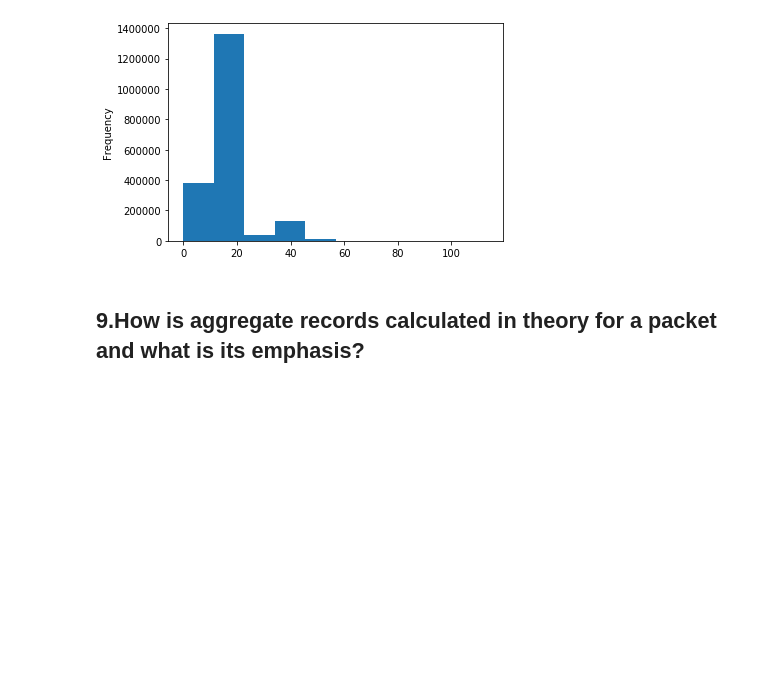
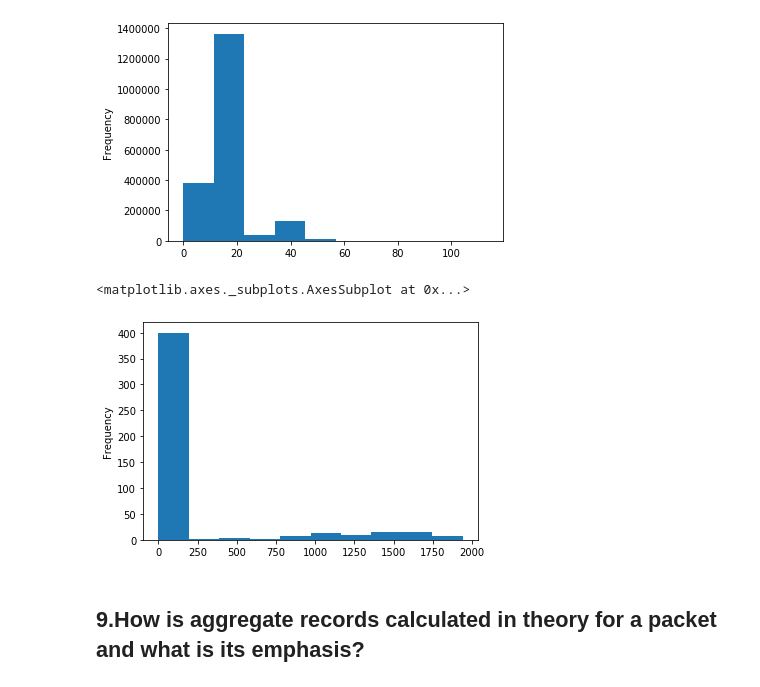
Before and after one commit to Siddharth1698/Analysis-of-DDoS-attack-from-Botnet-devices-using-Machine-Learning-Classifiers, a Jupyter notebook: Data Analysis.ipynb, the cells around one changed output. Drawn from its saved outputs; the diff is of its cells as text; code cells hidden in the pictures; blank space fills up the shorter version.

```diff
--- a/Data Analysis.ipynb
+++ b/Data Analysis.ipynb
@@ -260,6 +263,11 @@ df_attacked['dur'].plot.hist()
 # %% [output]
 <matplotlib.axes._subplots.AxesSubplot at 0x...>
 [figure]
+# %%
+df_normal['dur'].plot.hist()
+# %% [output]
+<matplotlib.axes._subplots.AxesSubplot at 0x...>
+[figure, added]
 # %% [markdown]
 ## 9.How is aggregate records calculated in theory for a packet and what is its emphasis?
 # %% [markdown]
```
Also changed, not shown: parts of 4 cells of this notebook.
